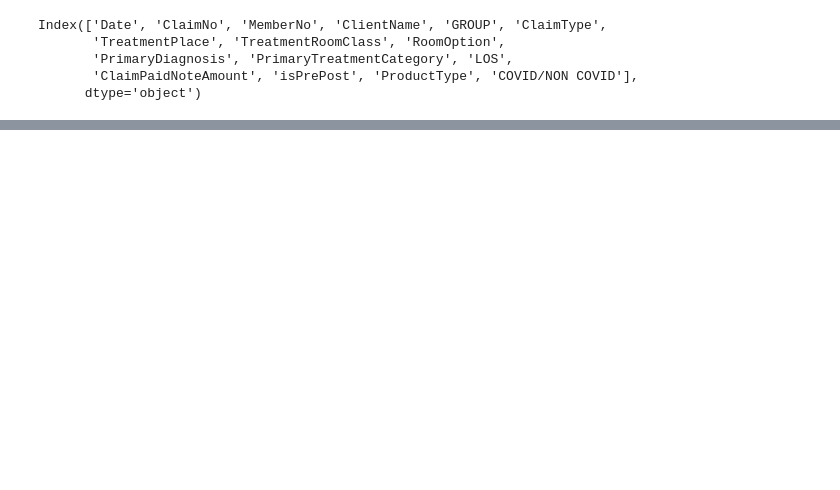
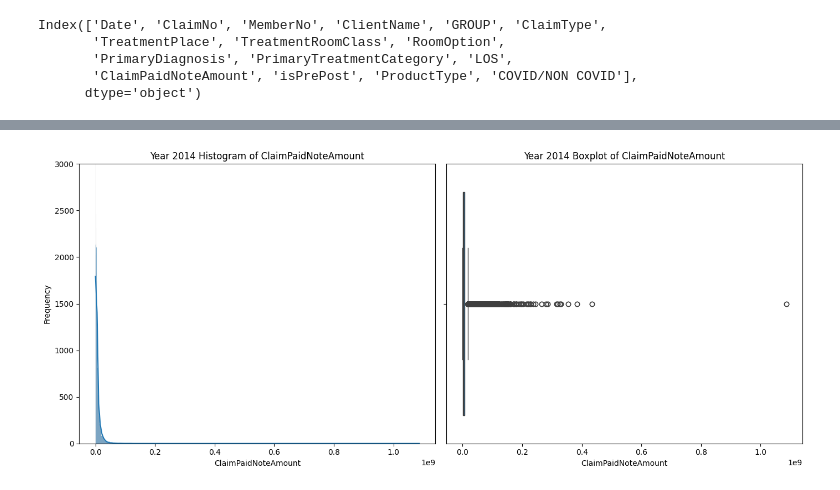
Before and after one commit to aymanrafif/health-ds-code-docs, a Jupyter notebook: concat and check distribution.ipynb, the cells around one changed output, grey strips where cells are left out. Drawn from its saved outputs; the diff is of its cells as text; code cells hidden in the pictures; blank space fills up the shorter version.

```diff
--- a/concat and check distribution.ipynb
+++ b/concat and check distribution.ipynb
@@ -215,0 +370,4 @@ df_1323_full.shape
+# %%
+plot_claim_distribution_single(df_sc_14, year=2014, hist_ylim=3000)
+# %% [output]
+[figure, added]
```
Also changed, not shown: parts of 29 cells of this notebook.
